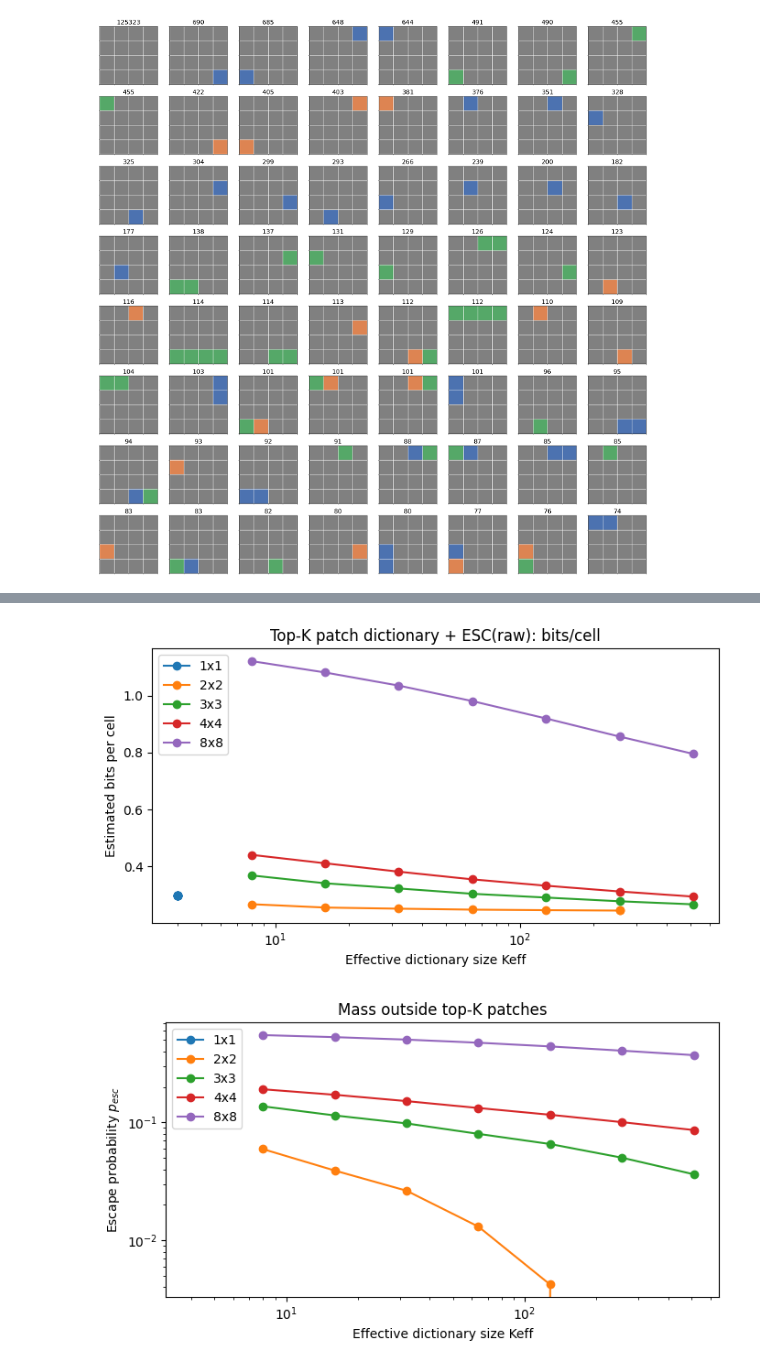
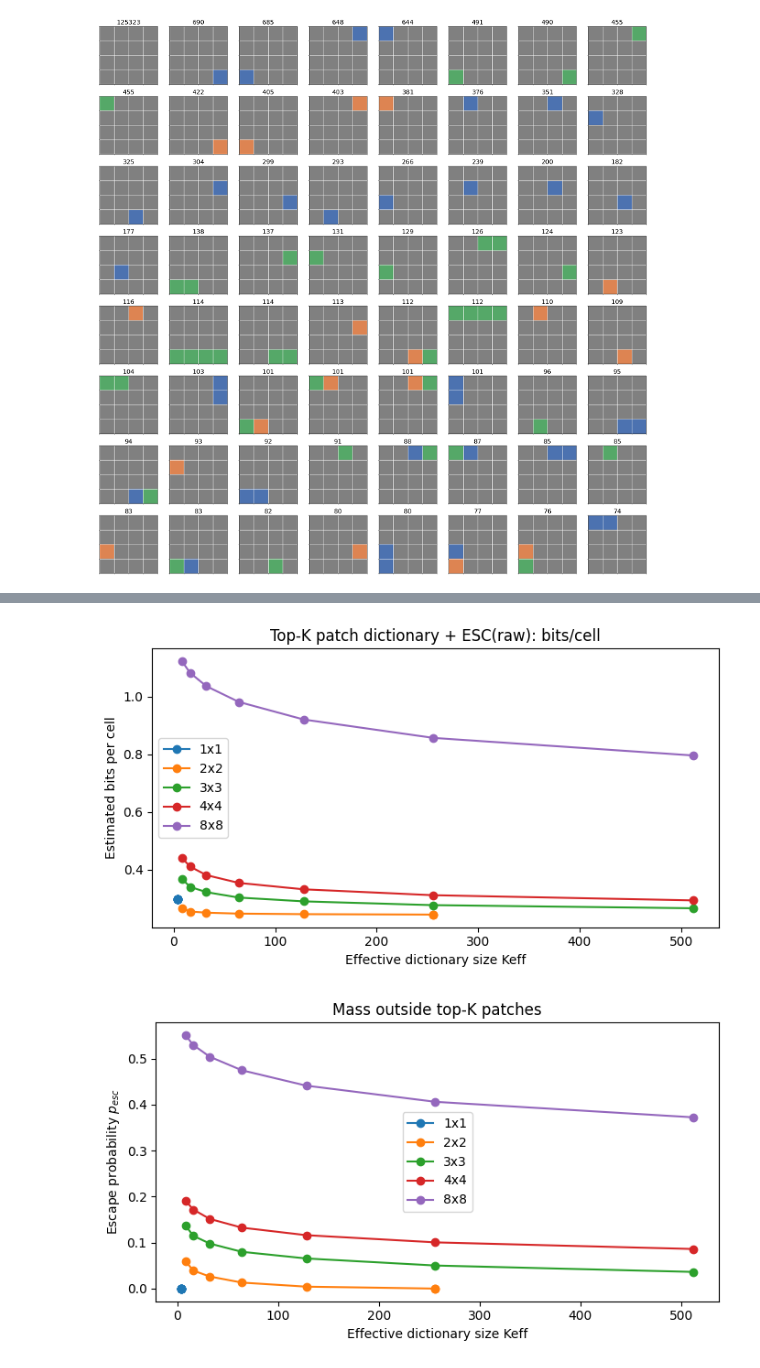
Before and after one commit to ArghyaDas112358/smart-pixels-ml, a Jupyter notebook: Pattern_patching.ipynb, the cells around one changed output, grey strips where cells are left out. Drawn from its saved outputs; the diff is of its cells as text; code cells hidden in the pictures.

```diff
--- a/Pattern_patching.ipynb
+++ b/Pattern_patching.ipynb
@@ -342,35 +344,35 @@ for (pH, pW) in patch_dims:
 # %%
 import pandas as pd
 
 df = pd.DataFrame(rows, columns=["pH","pW","Keff","bits_cell","p_esc","Hsym","npatch","nuniq"])
 df["patch"] = df["pH"].astype(str) + "x" + df["pW"].astype(str)
 
 # bits/cell vs K (use original Ks on x-axis, but you stored Keff; easiest is plot vs Keff)
 plt.figure(figsize=(7,4))
 for patch, g in df.groupby("patch"):
     g2 = g.sort_values("Keff")
     plt.plot(g2["Keff"], g2["bits_cell"], marker="o", label=patch)
-plt.xscale("log")
+# plt.xscale("log")
 plt.xlabel("Effective dictionary size Keff")
 plt.ylabel("Estimated bits per cell")
 plt.title("Top-K patch dictionary + ESC(raw): bits/cell")
 plt.legend()
 plt.tight_layout()
 plt.show()
 
 # p_esc vs Keff
 plt.figure(figsize=(7,4))
 for patch, g in df.groupby("patch"):
     g2 = g.sort_values("Keff")
     plt.plot(g2["Keff"], g2["p_esc"], marker="o", label=patch)
-plt.xscale("log")
-plt.yscale("log")
+# plt.xscale("log")
+# plt.yscale("log")
 plt.xlabel("Effective dictionary size Keff")
 plt.ylabel("Escape probability $p_{esc}$")
 plt.title("Mass outside top-K patches")
 plt.legend()
 plt.tight_layout()
 plt.show()
 # %% [output]
-[figure, old version]
+[figure, new version]
-[figure, old version]
+[figure, new version]
```
Also changed, not shown: parts of 5 cells of this notebook.
